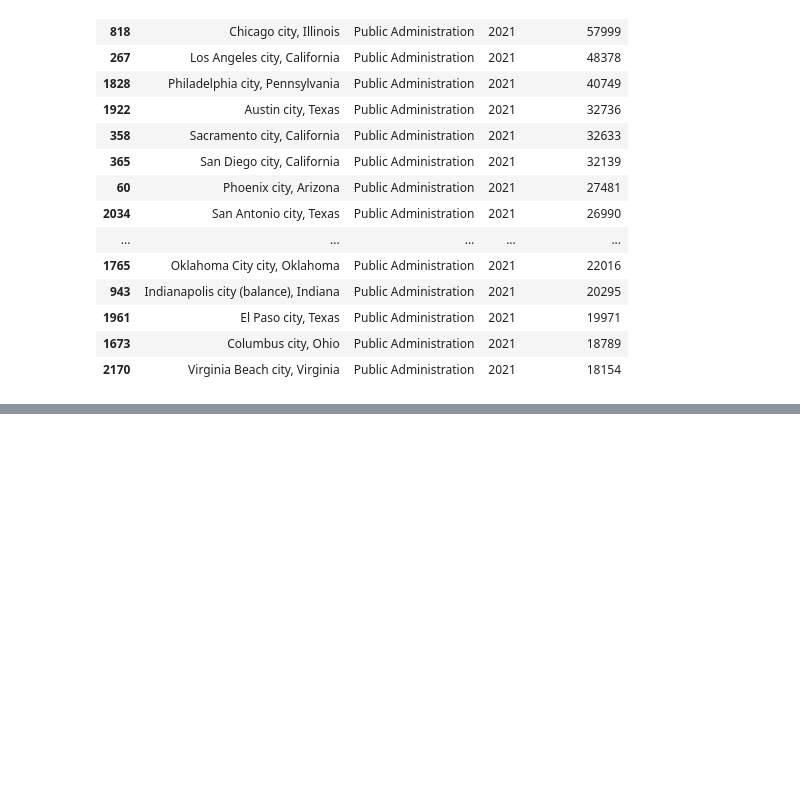
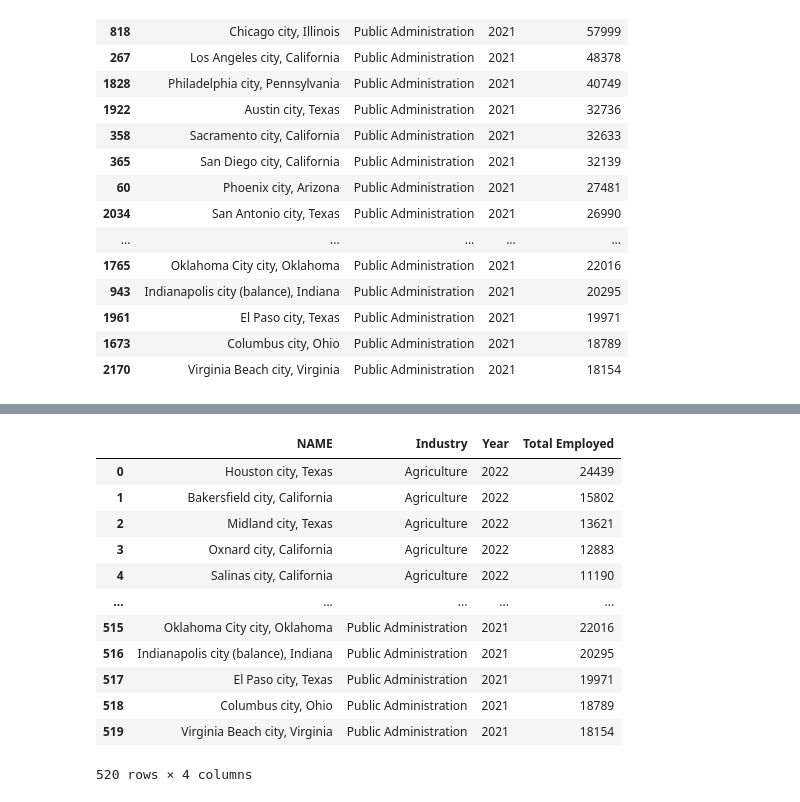
Before and after one commit to tcasteel/Project-3, a Jupyter notebook: census_api_test.ipynb, the cells around one changed output, grey strips where cells are left out. Cells and saved outputs as stored; diff of their text form; code cells hidden in the pictures; blank space fills up the shorter version.

```diff
--- a/census_api_test.ipynb
+++ b/census_api_test.ipynb
@@ -1177,0 +1234,22 @@ pa_data21
+# %%
+# You can put them in a list
+dataframes = [merged_data2022,merged_data2021]
+# Use pd.concat to merge them into one DataFrame
+merged_final_data = pd.concat(dataframes, ignore_index=True)
+merged_final_data
+
+# The ignore_index=True option is used to reindex the merged DataFrame.
+# %% [output]
+|  | NAME | Industry | Year | Total Employed |
+| 0 | Houston city, Texas | Agriculture | 2022 | 24439 |
+| 1 | Bakersfield city, California | Agriculture | 2022 | 15802 |
+| 2 | Midland city, Texas | Agriculture | 2022 | 13621 |
+| 3 | Oxnard city, California | Agriculture | 2022 | 12883 |
+| 4 | Salinas city, California | Agriculture | 2022 | 11190 |
+| ... | ... | ... | ... | ... |
+| 515 | Oklahoma City city, Oklahoma | Public Administration | 2021 | 22016 |
+| 516 | Indianapolis city (balance), Indiana | Public Administration | 2021 | 20295 |
+| 517 | El Paso city, Texas | Public Administration | 2021 | 19971 |
+| 518 | Columbus city, Ohio | Public Administration | 2021 | 18789 |
+| 519 | Virginia Beach city, Virginia | Public Administration | 2021 | 18154 |
+520 rows × 4 columns
```
Also changed, not shown: parts of 4 cells of this notebook, 1 other file.
